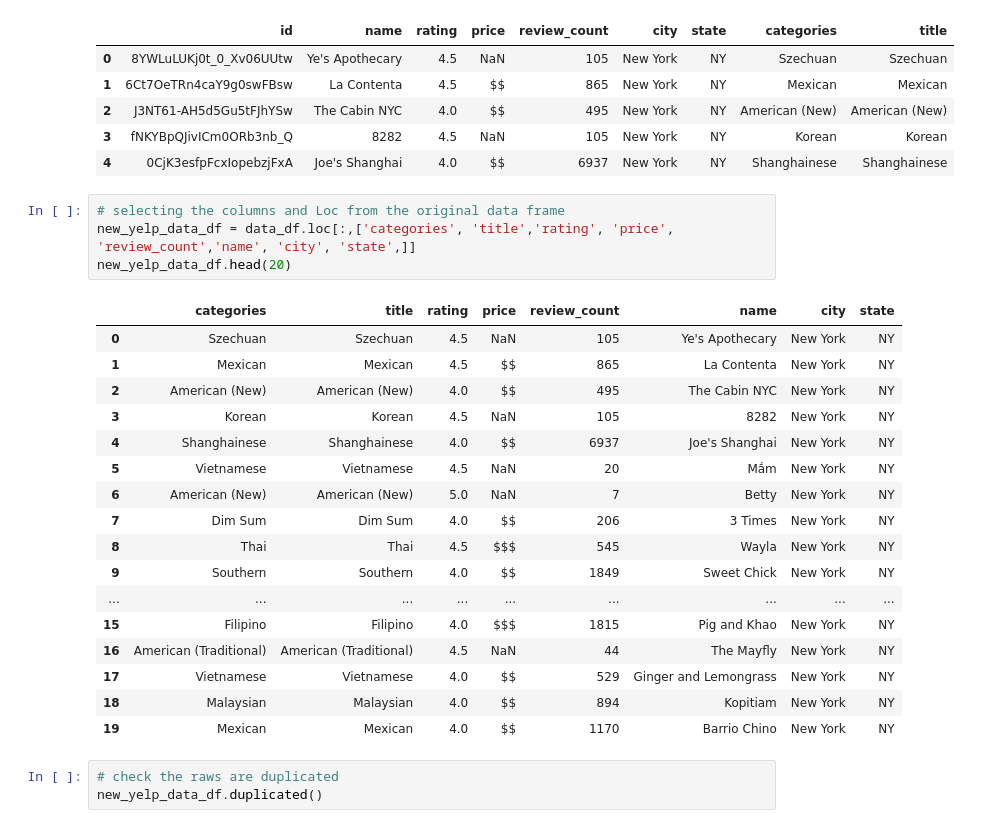
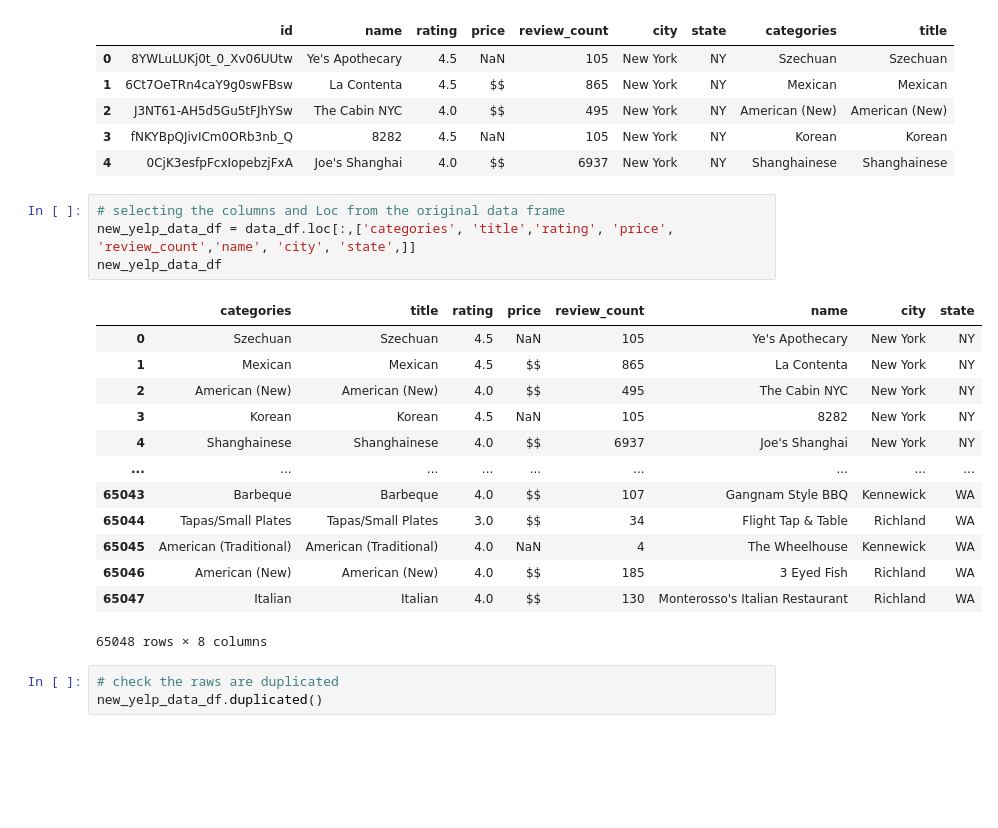
Before and after one commit to erikajwolf/Yelp_Metro_US_Analysis, a Jupyter notebook: yelp_cleaning_data.ipynb, the cells around one changed output. Cells and saved outputs as stored; diff of their text form; blank space fills up the shorter version.

```diff
--- a/yelp_cleaning_data.ipynb
+++ b/yelp_cleaning_data.ipynb
@@ -260,25 +278,21 @@ data_df.head()
 # %%
 # selecting the columns and Loc from the original data frame
 new_yelp_data_df = data_df.loc[:,['categories', 'title','rating', 'price', 'review_count','name', 'city', 'state',]]
-new_yelp_data_df.head(20)
+new_yelp_data_df
 # %% [output]
 |  | categories | title | rating | price | review_count | name | city | state |
 | 0 | Szechuan | Szechuan | 4.5 | NaN | 105 | Ye's Apothecary | New York | NY |
 | 1 | Mexican | Mexican | 4.5 | $$ | 865 | La Contenta | New York | NY |
 | 2 | American (New) | American (New) | 4.0 | $$ | 495 | The Cabin NYC | New York | NY |
 | 3 | Korean | Korean | 4.5 | NaN | 105 | 8282 | New York | NY |
 | 4 | Shanghainese | Shanghainese | 4.0 | $$ | 6937 | Joe's Shanghai | New York | NY |
-| 5 | Vietnamese | Vietnamese | 4.5 | NaN | 20 | Mắm | New York | NY |
-| 6 | American (New) | American (New) | 5.0 | NaN | 7 | Betty | New York | NY |
-| 7 | Dim Sum | Dim Sum | 4.0 | $$ | 206 | 3 Times | New York | NY |
-| 8 | Thai | Thai | 4.5 | $$$ | 545 | Wayla | New York | NY |
-| 9 | Southern | Southern | 4.0 | $$ | 1849 | Sweet Chick | New York | NY |
 | ... | ... | ... | ... | ... | ... | ... | ... | ... |
-| 15 | Filipino | Filipino | 4.0 | $$$ | 1815 | Pig and Khao | New York | NY |
-| 16 | American (Traditional) | American (Traditional) | 4.5 | NaN | 44 | The Mayfly | New York | NY |
-| 17 | Vietnamese | Vietnamese | 4.0 | $$ | 529 | Ginger and Lemongrass | New York | NY |
-| 18 | Malaysian | Malaysian | 4.0 | $$ | 894 | Kopitiam | New York | NY |
-| 19 | Mexican | Mexican | 4.0 | $$ | 1170 | Barrio Chino | New York | NY |
+| 65043 | Barbeque | Barbeque | 4.0 | $$ | 107 | Gangnam Style BBQ | Kennewick | WA |
+| 65044 | Tapas/Small Plates | Tapas/Small Plates | 3.0 | $$ | 34 | Flight Tap & Table | Richland | WA |
+| 65045 | American (Traditional) | American (Traditional) | 4.0 | NaN | 4 | The Wheelhouse | Kennewick | WA |
+| 65046 | American (New) | American (New) | 4.0 | $$ | 185 | 3 Eyed Fish | Richland | WA |
+| 65047 | Italian | Italian | 4.0 | $$ | 130 | Monterosso's Italian Restaurant | Richland | WA |
+65048 rows × 8 columns
 # %%
 # check the raws are duplicated
 new_yelp_data_df.duplicated()
```
Also changed, not shown: parts of 15 cells of this notebook, 1 other file.
